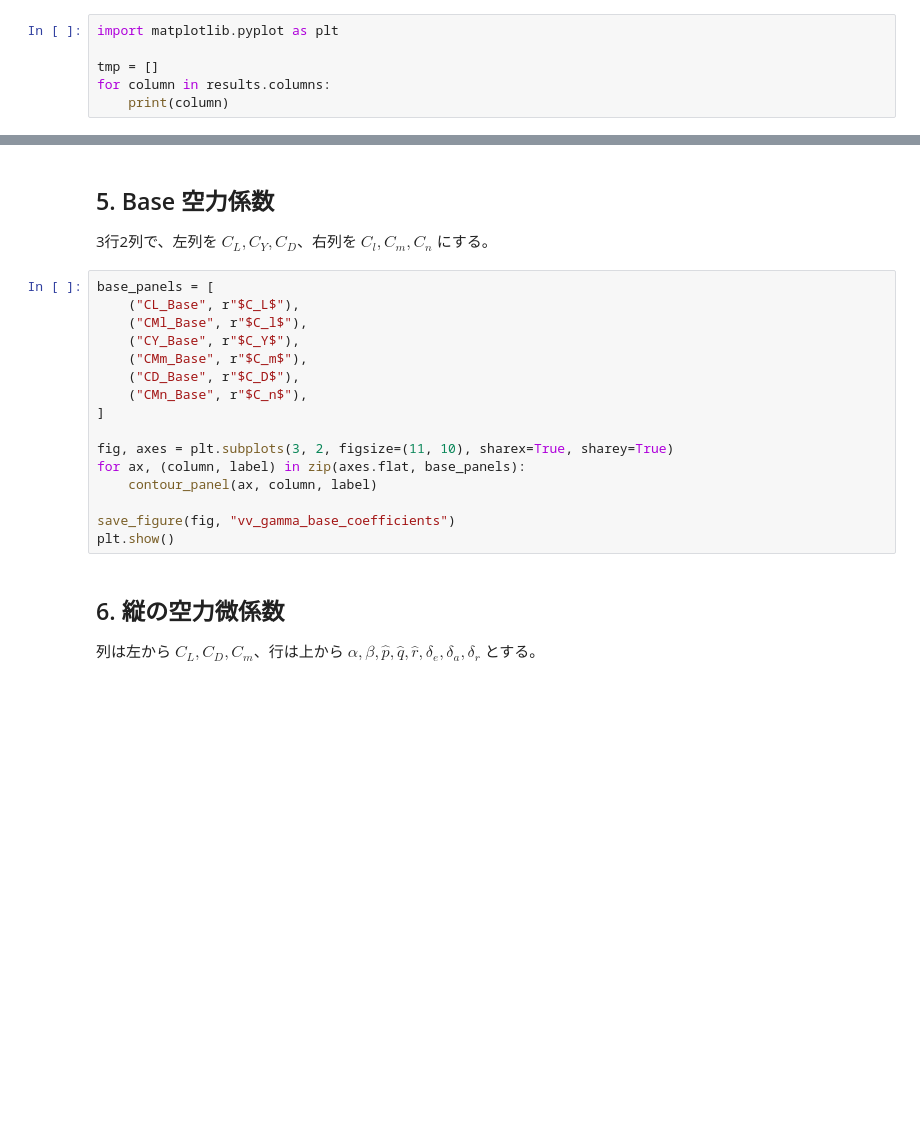
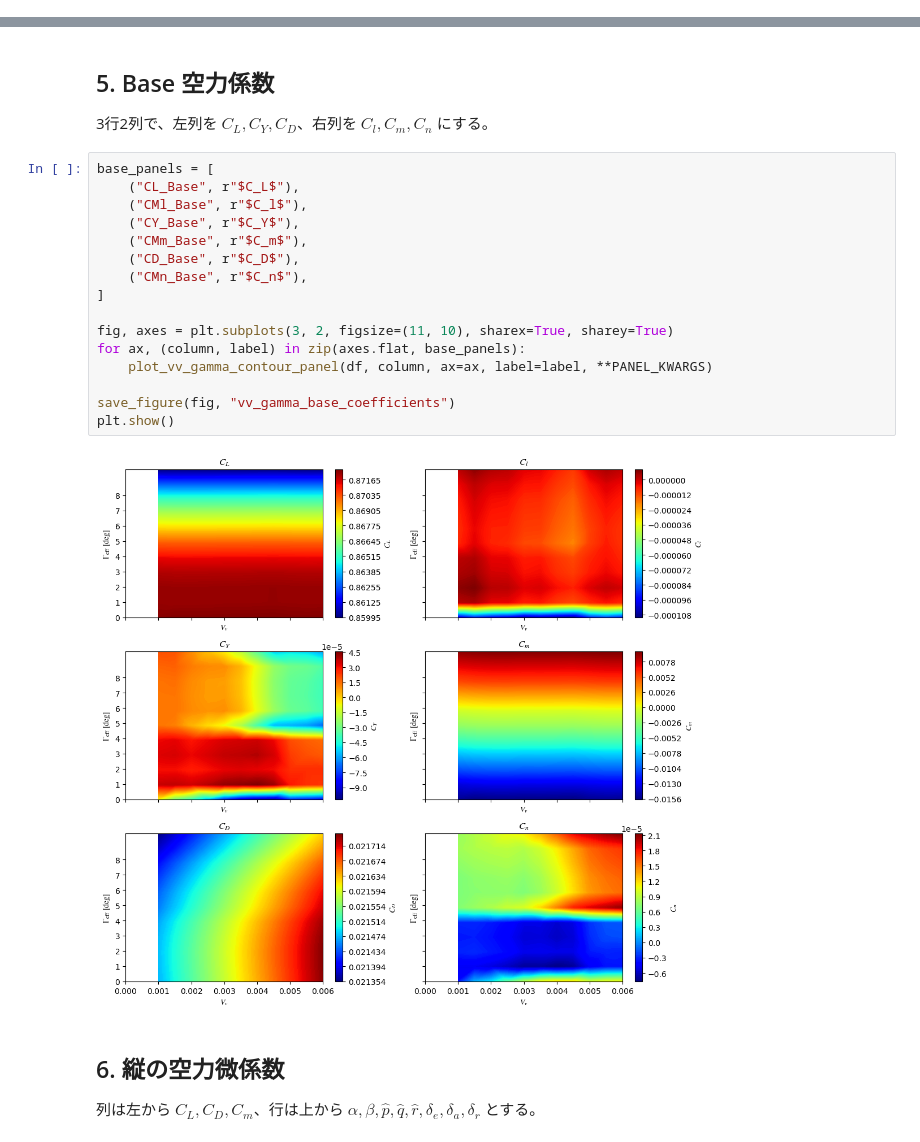
Before and after one commit to mtkbirdman/OpenVSP, a Jupyter notebook: examples/notebooks/vv_gamma_chart/plot_vv_gamma_chart.ipynb, the cells around one changed output, grey strips where cells are left out. Cells and saved outputs as stored; diff of their text form; blank space fills up the shorter version.

```diff
--- a/examples/notebooks/vv_gamma_chart/plot_vv_gamma_chart.ipynb
+++ b/examples/notebooks/vv_gamma_chart/plot_vv_gamma_chart.ipynb
@@ -96,9 +121,3 @@ results.head()
-# %%
-import matplotlib.pyplot as plt
-
-tmp = []
-for column in results.columns:
-    print(column)
 # %% [markdown]
 ## 1. import と入力CSV
 
@@ -241,19 +240,21 @@ def save_figure(fig, stem):
 # %%
 base_panels = [
     ("CL_Base", r"$C_L$"),
     ("CMl_Base", r"$C_l$"),
     ("CY_Base", r"$C_Y$"),
     ("CMm_Base", r"$C_m$"),
     ("CD_Base", r"$C_D$"),
     ("CMn_Base", r"$C_n$"),
 ]
 
 fig, axes = plt.subplots(3, 2, figsize=(11, 10), sharex=True, sharey=True)
 for ax, (column, label) in zip(axes.flat, base_panels):
-    contour_panel(ax, column, label)
+    plot_vv_gamma_contour_panel(df, column, ax=ax, label=label, **PANEL_KWARGS)
 
 save_figure(fig, "vv_gamma_base_coefficients")
 plt.show()
+# %% [output]
+[figure, added]
 # %% [markdown]
 ## 6. 縦の空力微係数
 
```
Also changed, not shown: parts of 18 cells of this notebook, 11 other files.
